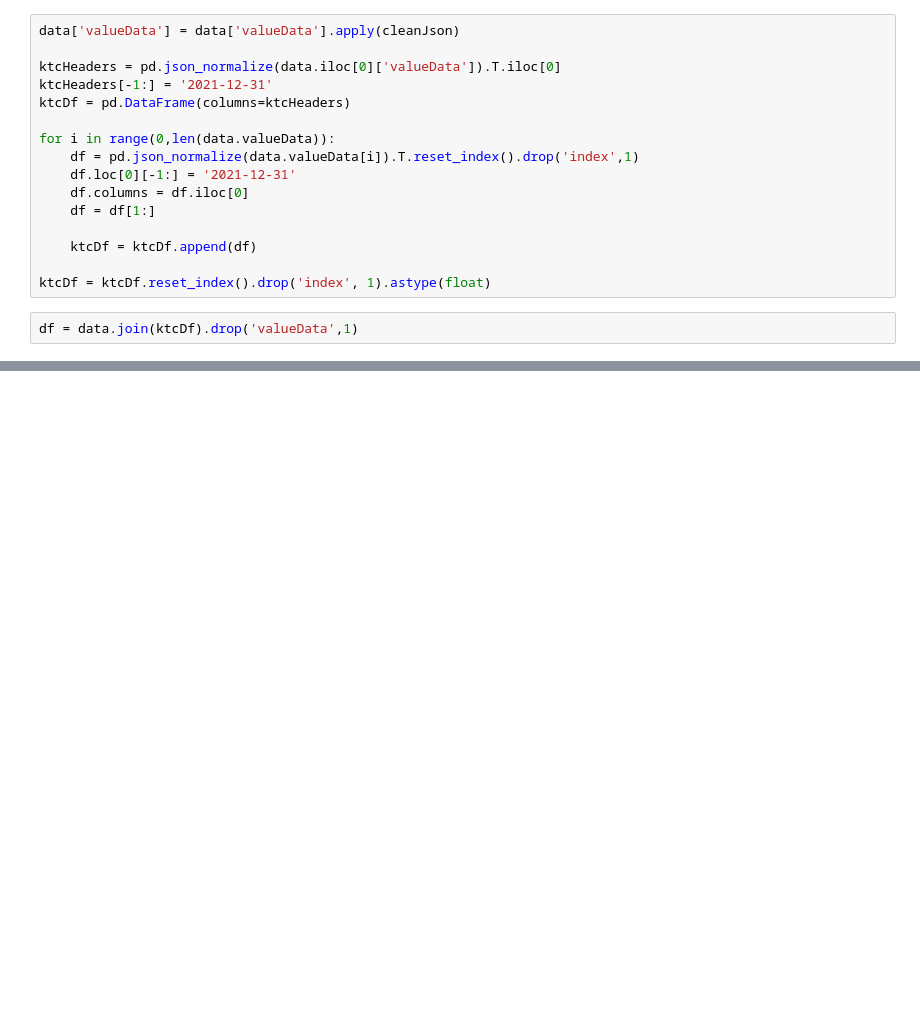
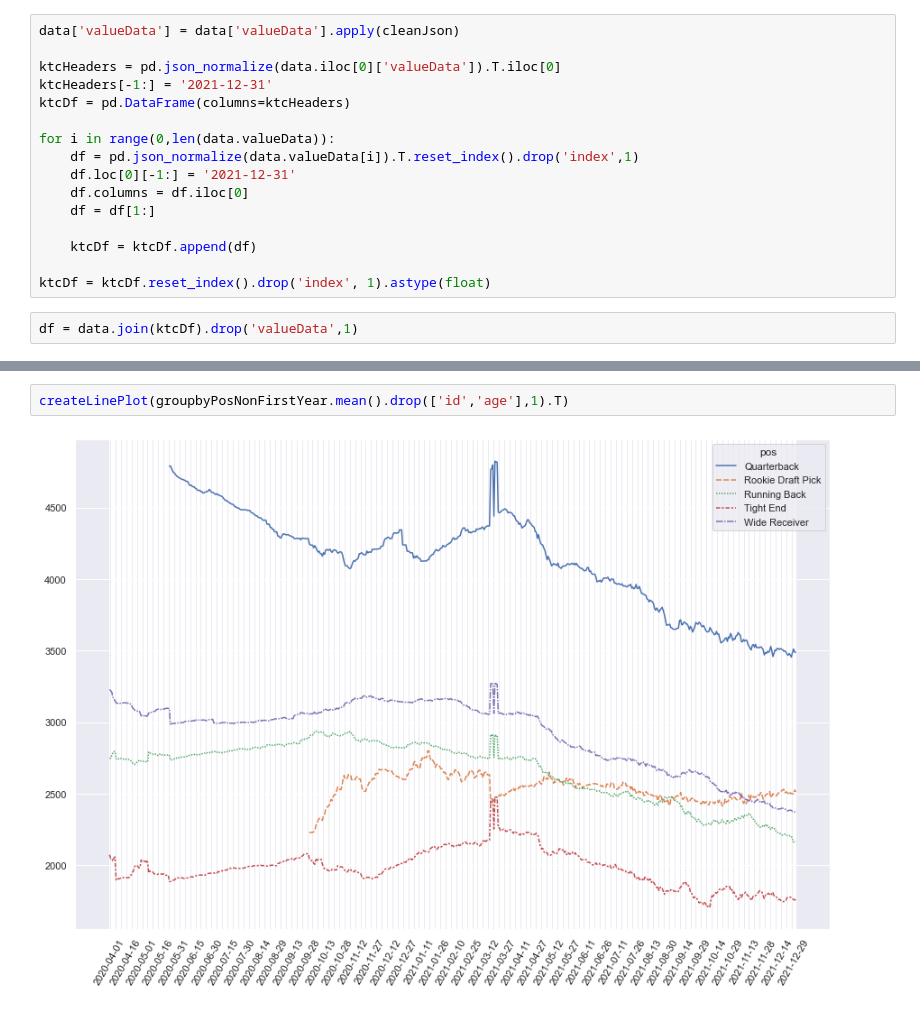
Before and after one commit to jsimerly/KTC-Analysis-and-Scraping, a Jupyter notebook: analysis.ipynb, the cells around one changed output, grey strips where cells are left out. Cells and saved outputs as stored; diff of their text form; blank space fills up the shorter version.

```diff
--- a/analysis.ipynb
+++ b/analysis.ipynb
@@ -90,0 +118,4 @@ plot.tick_params(axis='x', rotation=60)
+# %%
+createLinePlot(groupbyPosNonFirstYear.mean().drop(['id','age'],1).T)
+# %% [output]
+[figure, added]
```
Also changed, not shown: parts of 10 cells of this notebook.
